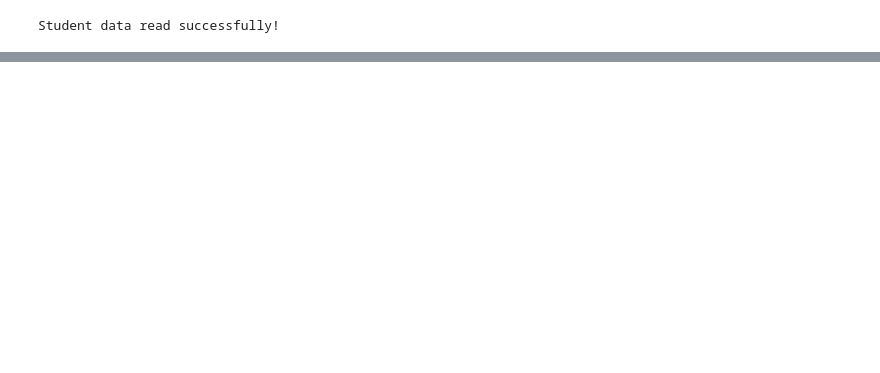
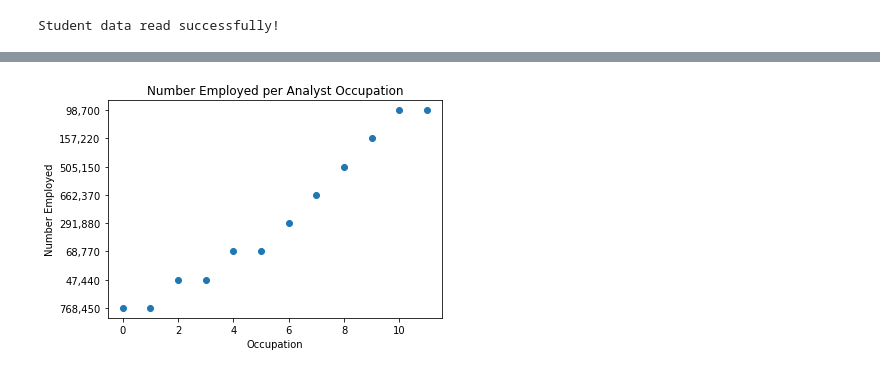
Before and after one commit to LC-Conner/Project-1, a Jupyter notebook: bls_project1.ipynb, the cells around one changed output, grey strips where cells are left out. Cells and saved outputs as stored; diff of their text form; code cells hidden in the pictures; blank space fills up the shorter version.

```diff
--- a/bls_project1.ipynb
+++ b/bls_project1.ipynb
@@ -39,0 +70,10 @@ Index(['AREA', 'AREA_TITLE', 'AREA_TYPE', 'PRIM_STATE', 'NAICS', 'NAICS_TITLE',
+# %%
+plt.scatter(x_axis, numemployed_axis)
+
+plt.title("Number Employed per Analyst Occupation")
+plt.xlabel("Occupation")
+plt.ylabel("Number Employed")
+
+plt.show()
+# %% [output]
+[figure, added]
```
Also changed, not shown: parts of 11 cells of this notebook.
